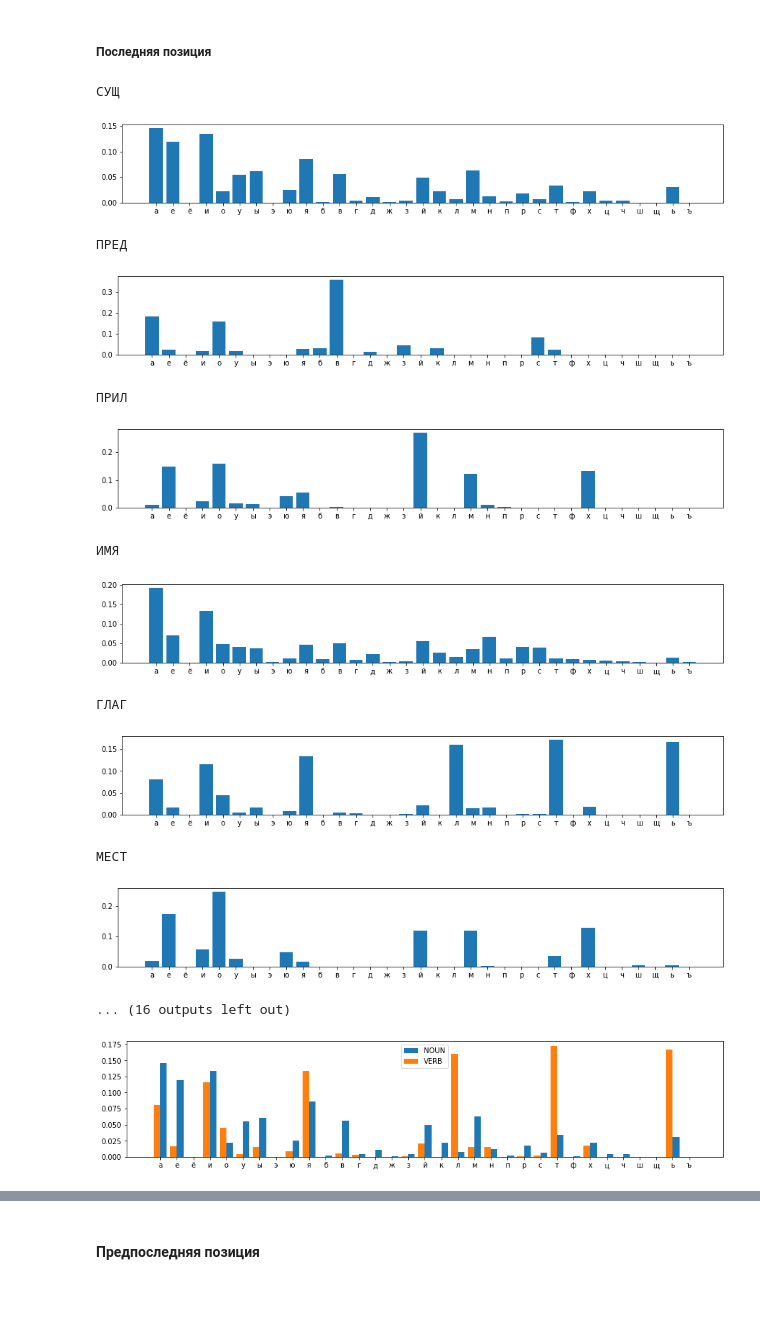
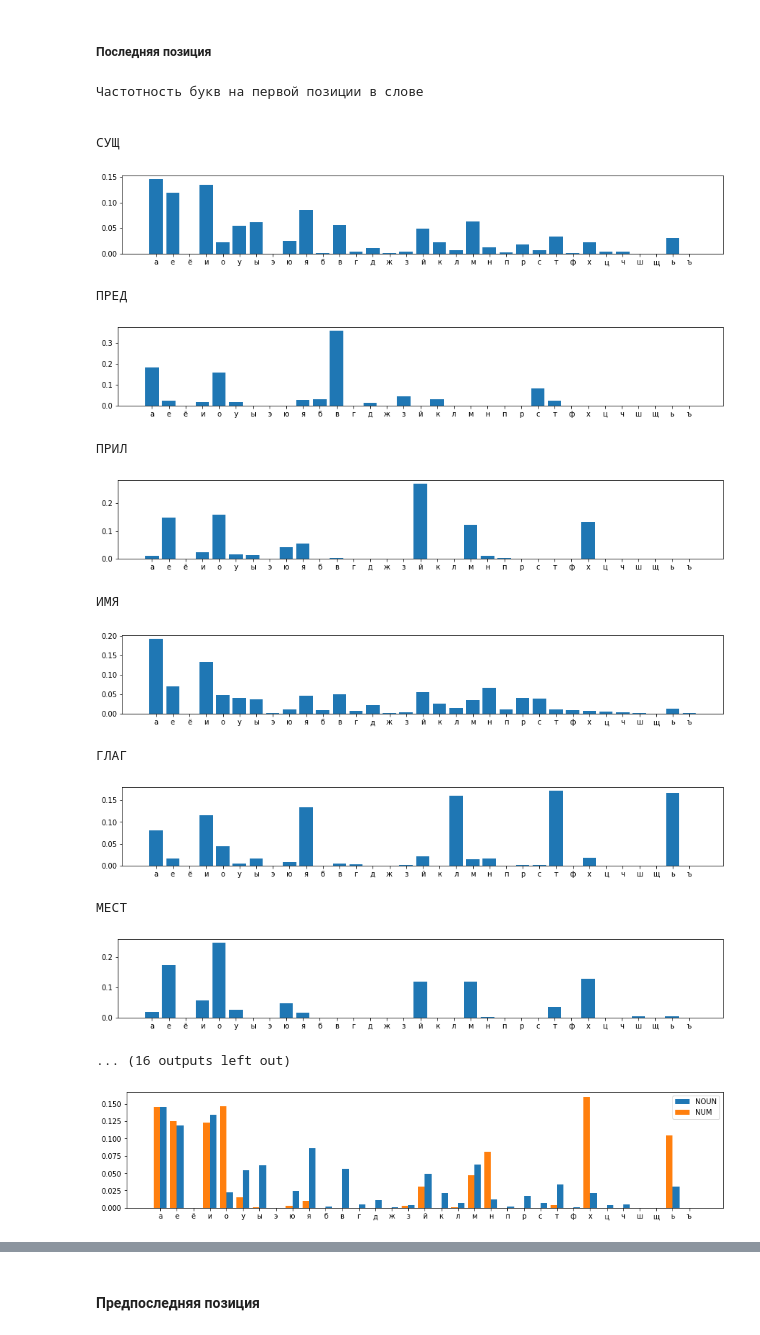
Before and after one commit to Megict/AILabLong, a Jupyter notebook: ML lab 0.ipynb, the cells around one changed output, grey strips where cells are left out. Drawn from its saved outputs; the diff is of its cells as text; code cells hidden in the pictures; blank space fills up the shorter version.

```diff
--- a/ML lab 0.ipynb
+++ b/ML lab 0.ipynb
@@ -157,7 +177,7 @@ Classes
  'AUX',
  'INTJ']
 # %%
-ClassesRU = ["СУЩ","ПРЕД","ПРИЛ","ИМЯ","ГЛАГ","МЕСТ","НАР","МЕСТ","СОЧСОЮЗ","ПОДЧСОЮЗ","ЧИСЛ","ПРИЧ","БЫТЬ","МЕЖДОМ"]
+ClassesRU = ["СУЩ","ПРЕД","ПРИЛ","ИМЯ","ГЛАГ","МЕСТ","НАР","МЕСТ","СЧСОЮЗ","ПДСОЮЗ","ЧИСЛ","ПРИЧ","БЫТЬ","МЕЖДОМ"]
 # %%
 ClassesRU
 # %% [output]
@@ -370,6 +386,8 @@ for i in range(len(Classes)):
 
 docs = load_nerus('nerus/nerus_lenta.conllu.gz') # "сдвигаем" итератор в начало
 # %%
+print("Частотность букв на последней позиции в слове\n\n")
+
 for i in range(len(Classes)):
     fig, ax = plt.subplots()
     fig.set_figwidth(15)
@@ -380,6 +398,9 @@ for i in range(len(Classes)):
     pylab.xticks(np.arange(33))
     pylab.show()
 # %% [output]
+Частотность букв на первой позиции в слове
+
+
 СУЩ
 [figure]
 ПРЕД
@@ -394,6 +415,6 @@ for i in range(len(Classes)):
 [figure]
 ... (16 outputs left out)
 # %%
-overlay(ClassConvToEN("СУЩ"),ClassConvToEN("ГЛАГ"), ClassFreqLST)
+overlay(ClassConvToEN("СУЩ"),ClassConvToEN("ЧИСЛ"), ClassFreqLST)
 # %% [output]
-[figure, old version]
+[figure, new version]
```
Also changed, not shown: parts of 14 cells of this notebook.
